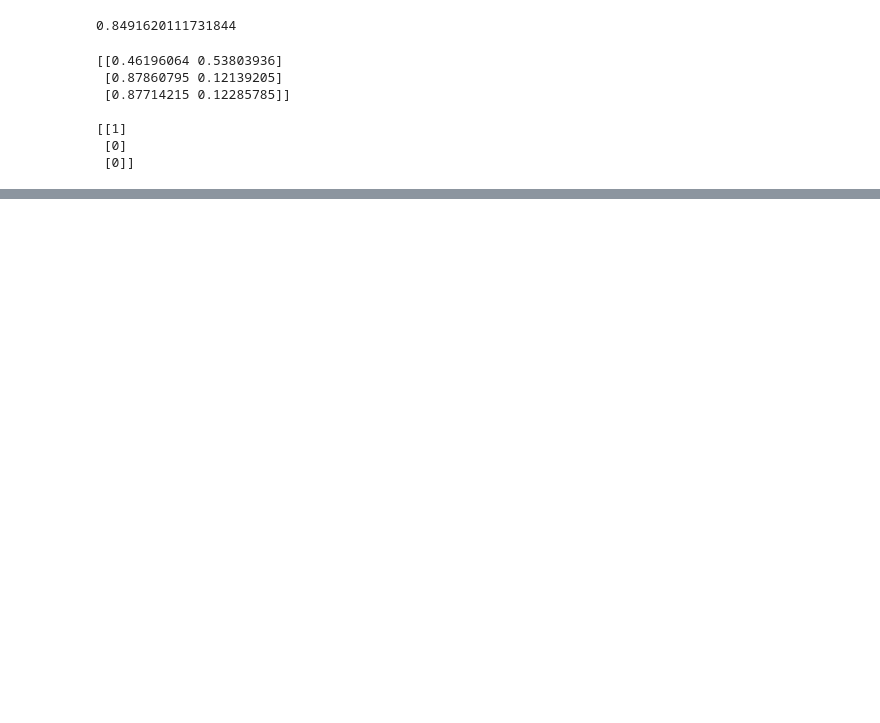
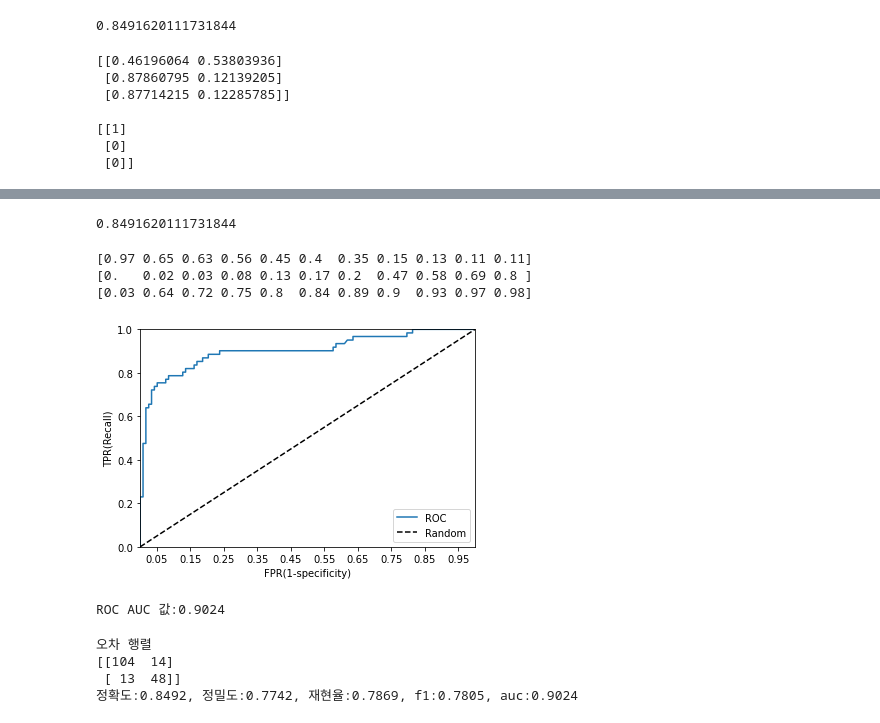
Before and after one commit to bnv20/kdt3, a Jupyter notebook: 분류평가_guide.ipynb, the cells around one changed output, grey strips where cells are left out. Cells and saved outputs as stored; diff of their text form; code cells hidden in the pictures; blank space fills up the shorter version.

```diff
--- a/분류평가_guide.ipynb
+++ b/분류평가_guide.ipynb
@@ -117,0 +312,73 @@ print(pred.reshape(-1,1)[:3])
+# %%
+y_titanic_df = titanic_df['Survived']
+X_titanic_df = titanic_df.drop('Survived',axis=1)
+X_titanic_df = transform_features(X_titanic_df)
+
+X_train, X_test, y_train, y_test = train_test_split(X_titanic_df, y_titanic_df,
+                                                   test_size=0.2, random_state=11)
+
+lr_clf = LogisticRegression()
+lr_clf.fit(X_train,y_train)
+pred = lr_clf.predict(X_test)
+accuracy_lr = accuracy_score(y_test,pred)
+accuracy_lr
+# %% [output]
+0.8491620111731844
+# %%
+from sklearn.metrics import roc_curve
+pred_proba_c1 = lr_clf.predict_proba(X_test)[:,1]
+fprs, tprs, thresholds = roc_curve(y_test,pred_proba_c1)
+thr_index = np.arange(1,thresholds.shape[0],5)
+print(np.round(thresholds[thr_index],2))
+print(np.round(fprs[thr_index],2))
+print(np.round(tprs[thr_index],2))
+# %% [output]
+[0.97 0.65 0.63 0.56 0.45 0.4  0.35 0.15 0.13 0.11 0.11]
+[0.   0.02 0.03 0.08 0.13 0.17 0.2  0.47 0.58 0.69 0.8 ]
+[0.03 0.64 0.72 0.75 0.8  0.84 0.89 0.9  0.93 0.97 0.98]
+# %%
+import matplotlib.pyplot as plt
+def roc_curve_plot(y_test, pred_proba_c1):
+    fprs,tprs,thresholds = roc_curve(y_test,pred_proba_c1)
+    plt.plot(fprs,tprs,label='ROC')
+    plt.plot([0,1],[0,1], 'k--',label='Random')
+
+    start,end=plt.xlim()
+    plt.xticks(np.round(np.arange(start,end,0.1),2))
+    plt.xlim(0,1)
+    plt.ylim(0,1)
+    plt.xlabel('FPR(1-specificity)')
+    plt.ylabel('TPR(Recall)')
+    plt.legend()
+    plt.show()
+roc_curve_plot(y_test,lr_clf.predict_proba(X_test)[:,1])
+# %% [output]
+[figure, added]
+# %%
+from sklearn.metrics import roc_auc_score
+pred_proba = lr_clf.predict_proba(X_test)[:,1]
+roc_score = roc_auc_score(y_test,pred_proba)
+print('ROC AUC 값:{:.4f}'.format(roc_score))
+# %% [output]
+ROC AUC 값:0.9024
+# %%
+from sklearn.metrics import accuracy_score, precision_score, recall_score, f1_score, \
+confusion_matrix, roc_auc_score
+
+def get_clf_eval(y_test,pred,pred_proba):
+    confusion = confusion_matrix(y_test,pred)
+    accuracy = accuracy_score(y_test,pred)
+    precision = precision_score(y_test,pred)
+    recall = recall_score(y_test,pred)
+    f1 = f1_score(y_test,pred)
+    roc_auc = roc_auc_score(y_test,pred_proba)
+    print('오차 행렬')
+    print(confusion)
+    print('정확도:{:.4f}, 정밀도:{:.4f}, 재현율:{:.4f}, f1:{:.4f}, auc:{:.4f}'.format(accuracy,precision,
+                                                                recall,f1,roc_auc))
+get_clf_eval(y_test,pred,pred_proba)
+# %% [output]
+오차 행렬
+[[104  14]
+ [ 13  48]]
+정확도:0.8492, 정밀도:0.7742, 재현율:0.7869, f1:0.7805, auc:0.9024
```
Also changed, not shown: parts of 10 cells of this notebook.
